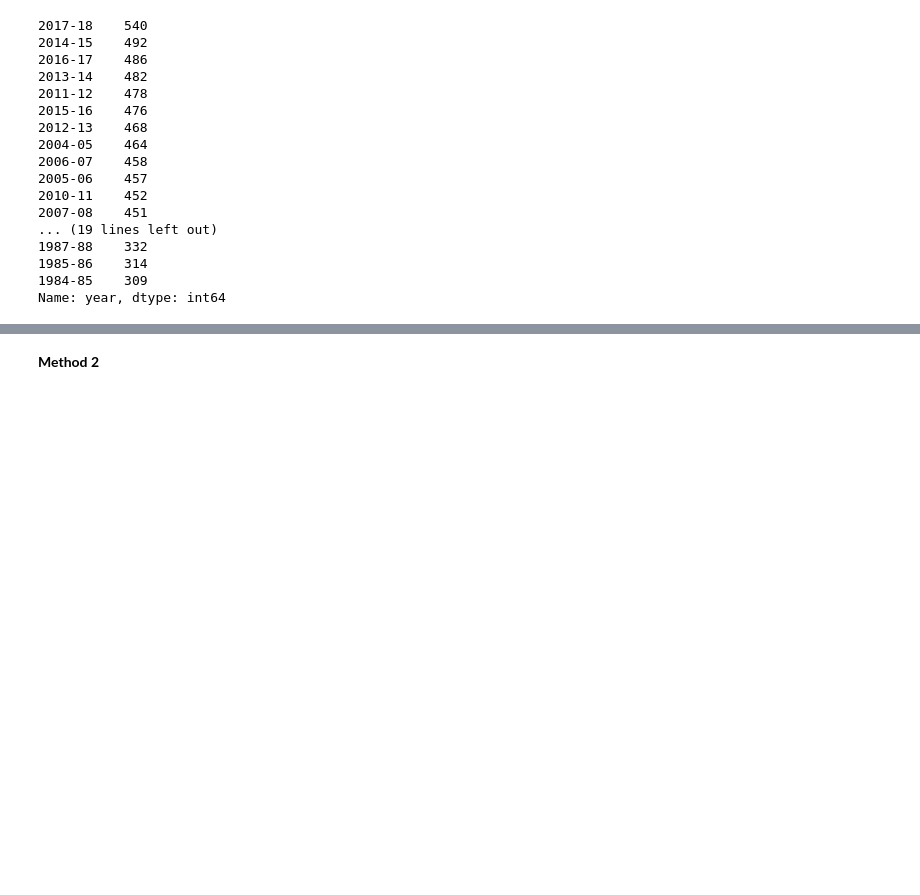
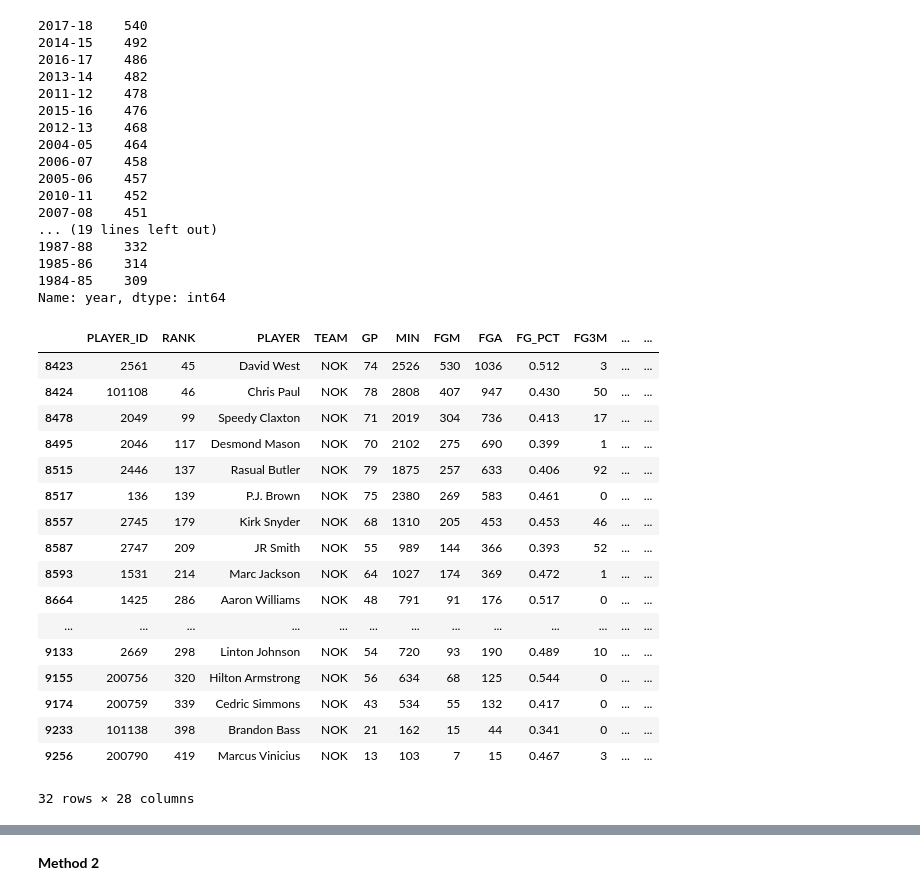
Before and after one commit to danielquer/berlin-housing-market, a Jupyter notebook: nba_api_leagueleaders.ipynb, the cells around one changed output, grey strips where cells are left out. Drawn from its saved outputs; the diff is of its cells as text; code cells hidden in the pictures; blank space fills up the shorter version.

Commit message:
dataframes close to mergeable

```diff
--- a/nba_api_leagueleaders.ipynb
+++ b/nba_api_leagueleaders.ipynb
@@ -14,5 +15,9 @@ for i in lst:
     response = session.get(url)
     results = response.json()
     df = pd.DataFrame(results["resultSet"]["rowSet"],columns=results["resultSet"]["headers"])
-    df["year"] = i
+    df["YEAR"] = i
     df_all = pd.concat([df_all,df])
+# %%
+df_all.reset_index(inplace=True)
+# %%
+df_all.drop(['index'],axis=1,inplace=True)
@@ -36,3 +55,24 @@ df_all["year"].value_counts()
 1985-86    314
 1984-85    309
 Name: year, dtype: int64
+# %%
+df_all[df_all['TEAM']=='NOK']
+# %% [output]
+|  | PLAYER_ID | RANK | PLAYER | TEAM | GP | MIN | FGM | FGA | FG_PCT | FG3M | ... | ... |
+| 8423 | 2561 | 45 | David West | NOK | 74 | 2526 | 530 | 1036 | 0.512 | 3 | ... | ... |
+| 8424 | 101108 | 46 | Chris Paul | NOK | 78 | 2808 | 407 | 947 | 0.430 | 50 | ... | ... |
+| 8478 | 2049 | 99 | Speedy Claxton | NOK | 71 | 2019 | 304 | 736 | 0.413 | 17 | ... | ... |
+| 8495 | 2046 | 117 | Desmond Mason | NOK | 70 | 2102 | 275 | 690 | 0.399 | 1 | ... | ... |
+| 8515 | 2446 | 137 | Rasual Butler | NOK | 79 | 1875 | 257 | 633 | 0.406 | 92 | ... | ... |
+| 8517 | 136 | 139 | P.J. Brown | NOK | 75 | 2380 | 269 | 583 | 0.461 | 0 | ... | ... |
+| 8557 | 2745 | 179 | Kirk Snyder | NOK | 68 | 1310 | 205 | 453 | 0.453 | 46 | ... | ... |
+| 8587 | 2747 | 209 | JR Smith | NOK | 55 | 989 | 144 | 366 | 0.393 | 52 | ... | ... |
+| 8593 | 1531 | 214 | Marc Jackson | NOK | 64 | 1027 | 174 | 369 | 0.472 | 1 | ... | ... |
+| 8664 | 1425 | 286 | Aaron Williams | NOK | 48 | 791 | 91 | 176 | 0.517 | 0 | ... | ... |
+| ... | ... | ... | ... | ... | ... | ... | ... | ... | ... | ... | ... | ... |
+| 9133 | 2669 | 298 | Linton Johnson | NOK | 54 | 720 | 93 | 190 | 0.489 | 10 | ... | ... |
+| 9155 | 200756 | 320 | Hilton Armstrong | NOK | 56 | 634 | 68 | 125 | 0.544 | 0 | ... | ... |
+| 9174 | 200759 | 339 | Cedric Simmons | NOK | 43 | 534 | 55 | 132 | 0.417 | 0 | ... | ... |
+| 9233 | 101138 | 398 | Brandon Bass | NOK | 21 | 162 | 15 | 44 | 0.341 | 0 | ... | ... |
+| 9256 | 200790 | 419 | Marcus Vinicius | NOK | 13 | 103 | 7 | 15 | 0.467 | 3 | ... | ... |
+32 rows × 28 columns
```
Also changed, not shown: parts of 8 cells of this notebook.
